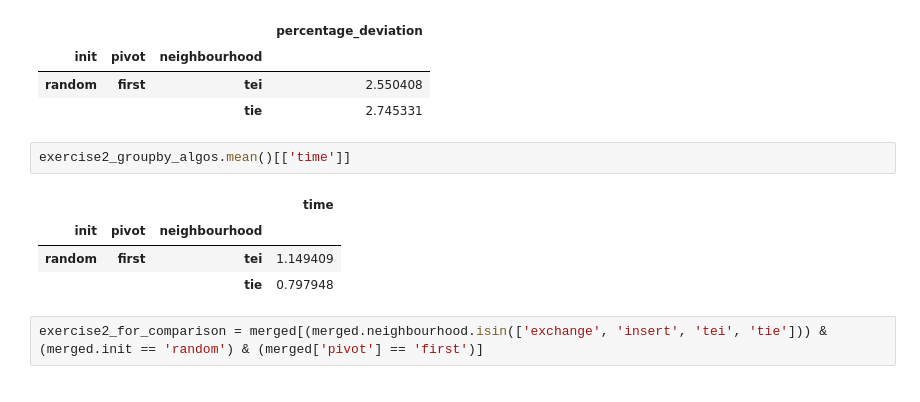
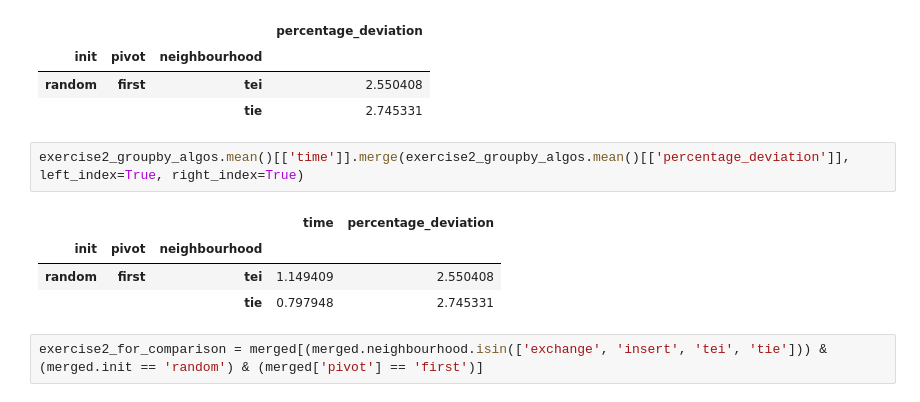
Before and after one commit to t00n/heuristics, a Jupyter notebook: impl1/src/implem 1.ipynb, the cells around one changed output. Cells and saved outputs as stored; diff of their text form.

```diff
--- a/impl1/src/implem 1.ipynb
+++ b/impl1/src/implem 1.ipynb
@@ -327,13 +319,13 @@ exercise2_groupby_algos.mean()[['percentage_deviation']]
 | init | pivot | neighbourhood |  |
 | random | first | tei | 2.550408 |
 |  |  | tie | 2.745331 |
-# %%
-exercise2_groupby_algos.mean()[['time']]
-# %% [output]
-|  |  |  | time |
-| init | pivot | neighbourhood |  |
-| random | first | tei | 1.149409 |
-|  |  | tie | 0.797948 |
+# %%
+exercise2_groupby_algos.mean()[['time']].merge(exercise2_groupby_algos.mean()[['percentage_deviation']], left_index=True, right_index=True)
+# %% [output]
+|  |  |  | time | percentage_deviation |
+| init | pivot | neighbourhood |  |  |
+| random | first | tei | 1.149409 | 2.550408 |
+|  |  | tie | 0.797948 | 2.745331 |
 # %%
 exercise2_for_comparison = merged[(merged.neighbourhood.isin(['exchange', 'insert', 'tei', 'tie'])) & (merged.init == 'random') & (merged['pivot'] == 'first')]
 # %%
```
Also changed, not shown: parts of 13 cells of this notebook, 1 other file.
